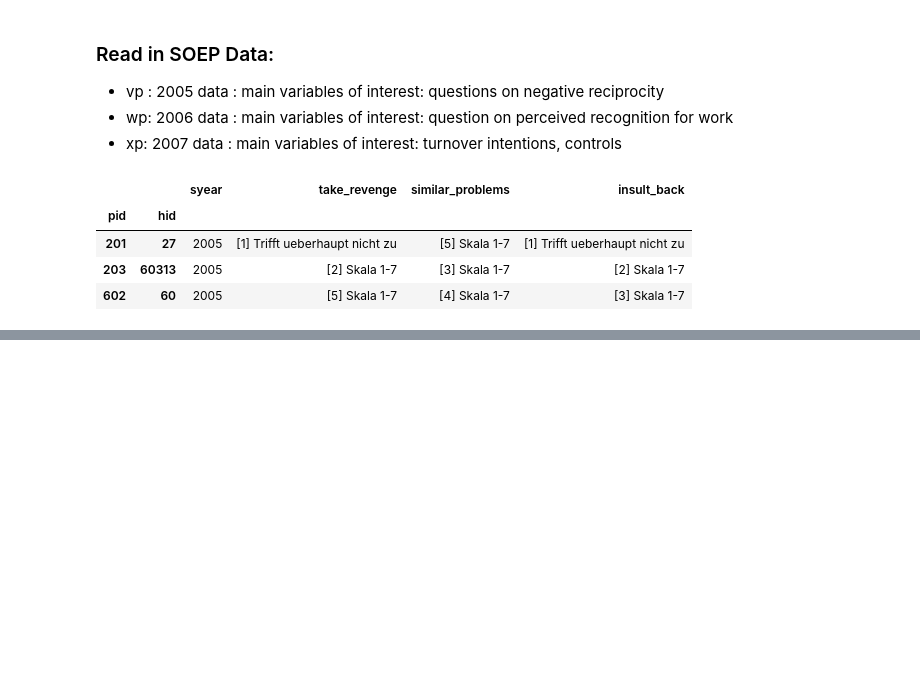
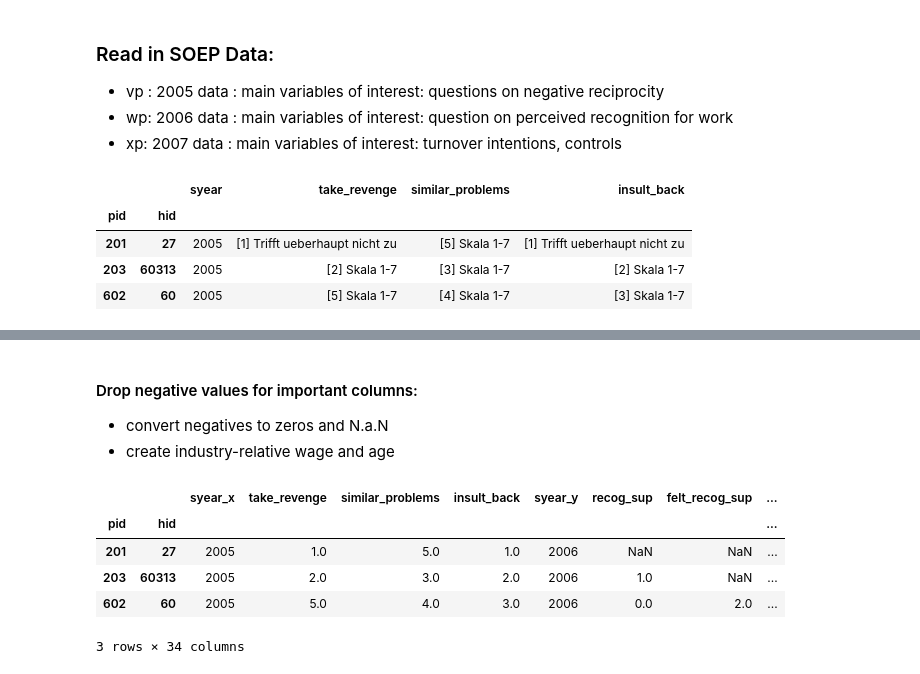
Before and after one commit to maxxxbb/ResearchModule, a Jupyter notebook: src/data_management/FirstRegression.ipynb, the cells around one changed output, grey strips where cells are left out. Saved outputs shown, nothing was run; the diff lists cells and outputs as text; code cells hidden in the pictures; blank space fills up the shorter version.

```diff
--- a/src/data_management/FirstRegression.ipynb
+++ b/src/data_management/FirstRegression.ipynb
@@ -61,0 +303,39 @@ df_07.head(3)
+# %% [markdown]
+#### Drop negative values for important columns:
+- convert negatives to zeros and N.a.N
+- create industry-relative wage and age
+# %%
+# construct indsutry-relative wage
+sector_wage_averages = recoded.groupby('sector')['wage_lastmonth'].mean()
+recoded["sector_avg_wage"] = recoded["sector"].map(sector_wage_averages)
+recoded["relative_wage"] = recoded["wage_lastmonth"] / recoded["sector_avg_wage"]
+# replaces negative values with n.a.n
+recoded = recoded.mask(recoded < 0, np.nan)
+# construct avg reciprocity measure
+recoded['avg_rec'] = recoded[['take_revenge', 'similar_problems', 'insult_back']].mean(axis=1)
+# construct age, potential experience and age^2
+recoded['age'] = 2007 - recoded['year_birth']
+recoded["potential_experience"] = pow((recoded["age"] - 18), 2)
+recoded["age_squared"] = (recoded["age"] ** 2) / 100
+# recode categoricals back to make it better readable
+recoded["reason_new_job"] = recoded["reason_new_job"].map(reversed_mapping_reason)
+recoded["sector"]=recoded["sector"].map(reversed_mapping_sector)
+recoded["school_degree"] = recoded["school_degree"].map(reversed_mapping_schoold)
+
+# transform binary variables with 1 and 2 into 1 and 0
+columns_to_transform = ["recog_sup","recog_effort", "recog_pay", "recog_personal" ,"gender", "turnover_intention", "new_job"]
+
+# Iterate over the columns and replace the values 2 with 0
+for col in columns_to_transform:
+    recoded[col] = recoded[col].replace({2: 0})
+
+# save df somewhere so its not muted when repeatedly executing this cell: Can later transform that into functions
+dfnan = recoded
+dfnan.head(3)
+# %% [output]
+|  |  | syear_x | take_revenge | similar_problems | insult_back | syear_y | recog_sup | felt_recog_sup | ... |
+| pid | hid |  |  |  |  |  |  |  | ... |
+| 201 | 27 | 2005 | 1.0 | 5.0 | 1.0 | 2006 | NaN | NaN | ... |
+| 203 | 60313 | 2005 | 2.0 | 3.0 | 2.0 | 2006 | 1.0 | NaN | ... |
+| 602 | 60 | 2005 | 5.0 | 4.0 | 3.0 | 2006 | 0.0 | 2.0 | ... |
+3 rows × 34 columns
```
Also changed, not shown: parts of 14 cells of this notebook.
